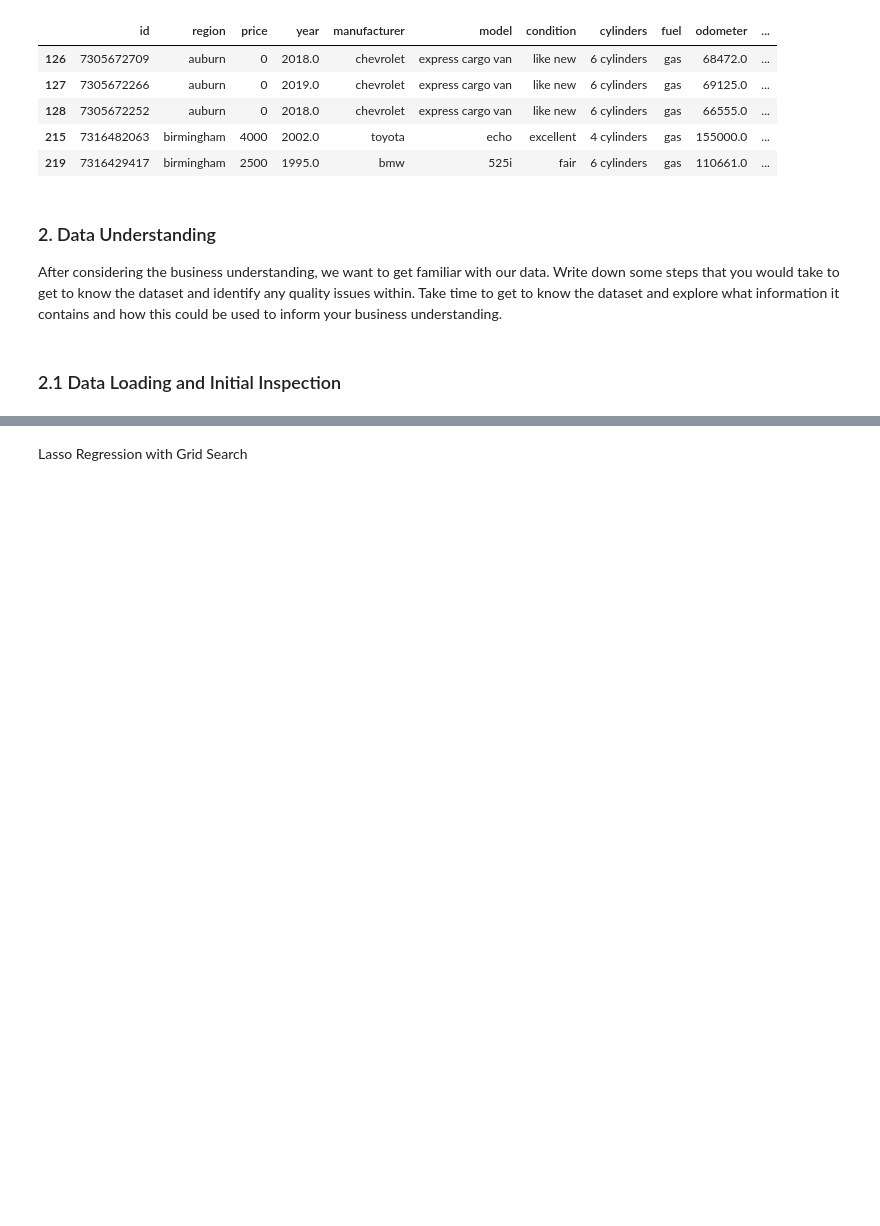
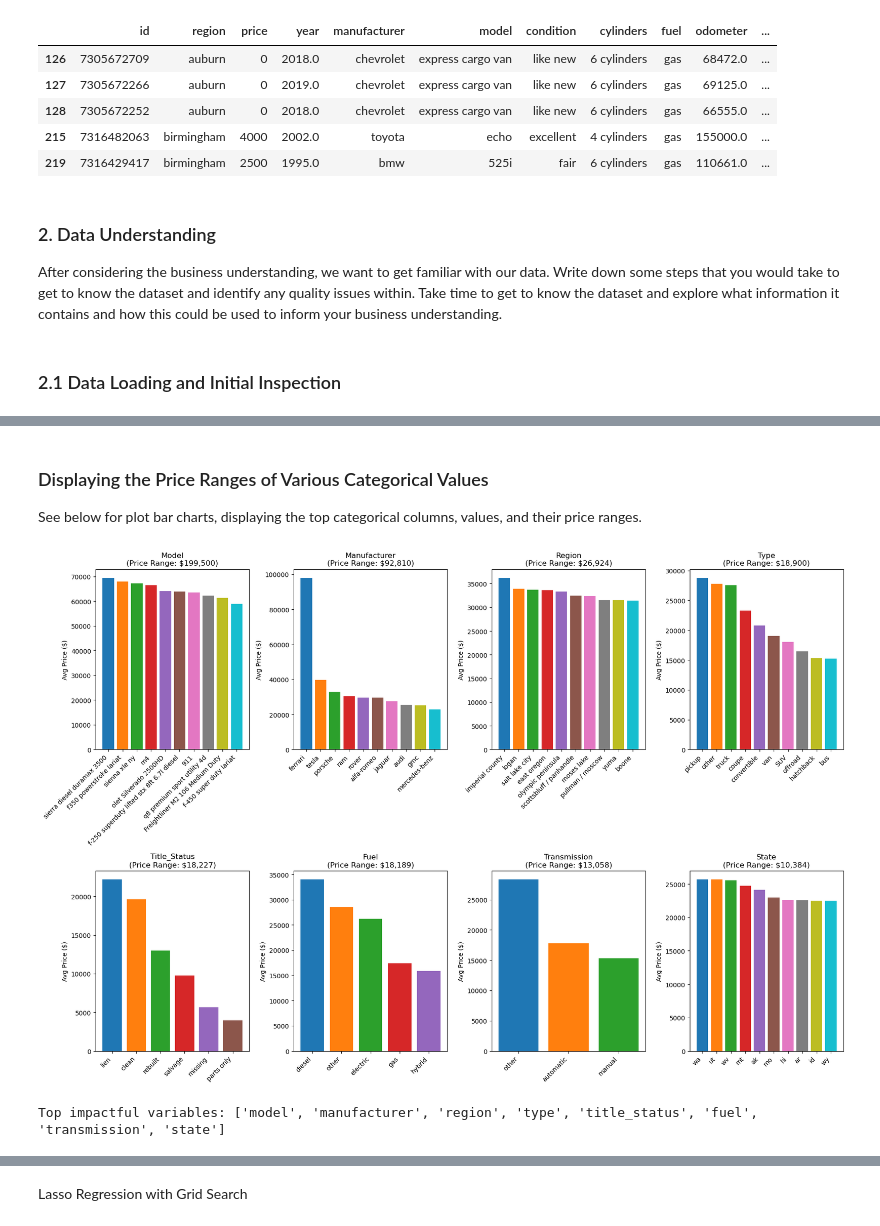
Before and after one commit to peanutenthusiast/urban-spock, a Jupyter notebook: prompt_II.ipynb, the cells around one changed output, grey strips where cells are left out. Drawn from its saved outputs; the diff is of its cells as text; code cells hidden in the pictures; blank space fills up the shorter version.

```diff
--- a/prompt_II.ipynb
+++ b/prompt_II.ipynb
@@ -380,0 +248,4 @@ Ridge Test MAE : 6,245.95
+# %%
+categorical_cols = vehicles_clean.select_dtypes(include=object).columns.tolist()
+
+categorical_cols
@@ -380,0 +333,49 @@ Ridge Test MAE : 6,245.95
+# %% [markdown]
+### Displaying the Price Ranges of Various Categorical Values ###
+
+See below for plot bar charts, displaying the top categorical columns, values, and their price ranges.
+# %%
+def create_category_price_dashboard(df, top_n_vars=6):
+    """Plot a dashboard displaying top categorical relationships"""
+
+    # First, rank variables by price impact
+    var_impact = []
+    for col in categorical_cols:
+        if col in df.columns and df[col].notna().sum() > 100:
+            group_means = df.groupby(col)['price'].mean()
+            price_range = group_means.max() - group_means.min()
+            var_impact.append((col, price_range))
+
+    # Sort by impact and take top N
+    top_vars = sorted(var_impact, key=lambda x: x[1], reverse=True)[:top_n_vars]
+
+    # Create subplot grid
+    fig, axes = plt.subplots(2, 4, figsize=(18, 12))
+    axes = axes.flatten()
+
+    for i, (col, impact) in enumerate(top_vars):
+        ax = axes[i]
+
+        # Get top categories by mean price
+        category_means = df.groupby(col)['price'].agg(['mean', 'count'])
+        category_means = category_means[category_means['count'] >= 30]
+        top_categories = category_means.nlargest(10, 'mean')
+
+        # Create bar chart
+        bars = ax.bar(range(len(top_categories)), top_categories['mean'], color=plt.cm.tab10(range(len(top_categories))))
+        ax.set_title(f'{col.title()}\n(Price Range: ${impact:,.0f})')
+        ax.set_xticks(range(len(top_categories)))
+        ax.set_xticklabels(top_categories.index, rotation=45, ha='right')
+        ax.set_ylabel('Avg Price ($)')
+
+    plt.tight_layout()
+    plt.show()
+
+    return [var[0] for var in top_vars]
+
+# Create dashboard
+top_variables = create_category_price_dashboard(vehicles_clean, top_n_vars=8)
+print(f"Top impactful variables: {top_variables}")
+# %% [output]
+[figure, added]
+Top impactful variables: ['model', 'manufacturer', 'region', 'type', 'title_status', 'fuel', 'transmission', 'state']
```
Also changed, not shown: parts of 78 cells of this notebook.
